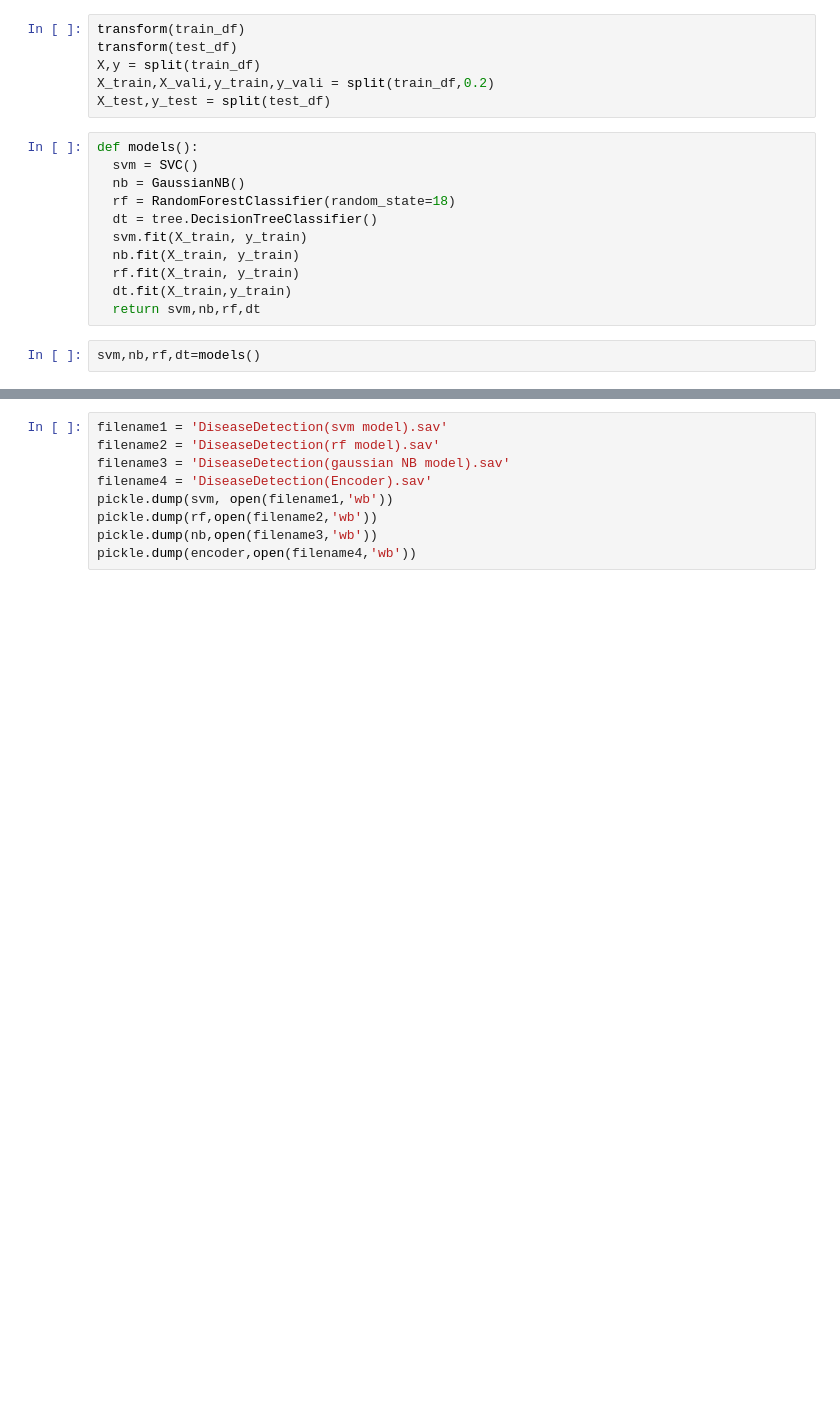
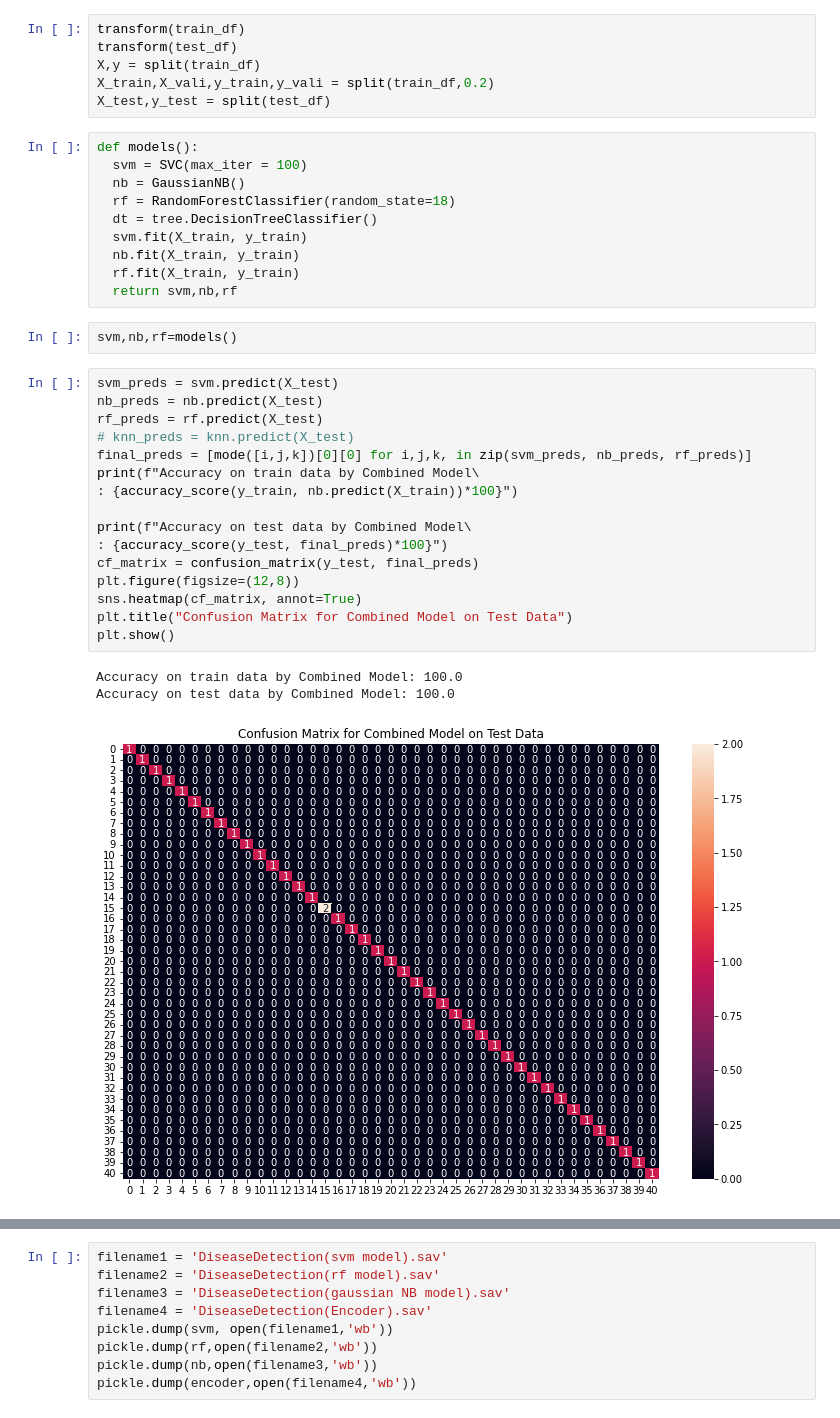
Before and after one commit to YashPatel1604/HumanDiseaseDiagnosis, a Jupyter notebook: DiseaseDetection(Training_Model).ipynb, the cells around one changed output, grey strips where cells are left out. Saved outputs shown, nothing was run; the diff lists cells and outputs as text; blank space fills up the shorter version.

Commit message:
Visualization Edit

```diff
--- a/DiseaseDetection(Training_Model).ipynb
+++ b/DiseaseDetection(Training_Model).ipynb
@@ -55,17 +57,36 @@ X_train,X_vali,y_train,y_vali = split(train_df,0.2)
 X_test,y_test = split(test_df)
 # %%
 def models():
-  svm = SVC()
+  svm = SVC(max_iter = 100)
   nb = GaussianNB()
   rf = RandomForestClassifier(random_state=18)
   dt = tree.DecisionTreeClassifier()
   svm.fit(X_train, y_train)
   nb.fit(X_train, y_train)
   rf.fit(X_train, y_train)
-  dt.fit(X_train,y_train)
-  return svm,nb,rf,dt
+  return svm,nb,rf
 # %%
-svm,nb,rf,dt=models()
+svm,nb,rf=models()
+# %%
+svm_preds = svm.predict(X_test)
+nb_preds = nb.predict(X_test)
+rf_preds = rf.predict(X_test)
+# knn_preds = knn.predict(X_test)
+final_preds = [mode([i,j,k])[0][0] for i,j,k, in zip(svm_preds, nb_preds, rf_preds)]
+print(f"Accuracy on train data by Combined Model\
+: {accuracy_score(y_train, nb.predict(X_train))*100}")
+
+print(f"Accuracy on test data by Combined Model\
+: {accuracy_score(y_test, final_preds)*100}")
+cf_matrix = confusion_matrix(y_test, final_preds)
+plt.figure(figsize=(12,8))
+sns.heatmap(cf_matrix, annot=True)
+plt.title("Confusion Matrix for Combined Model on Test Data")
+plt.show()
+# %% [output]
+Accuracy on train data by Combined Model: 100.0
+Accuracy on test data by Combined Model: 100.0
+[figure, added]
 # %%
 symptoms = X.columns.values
 
```
Also changed, not shown: parts of 3 cells of this notebook.
